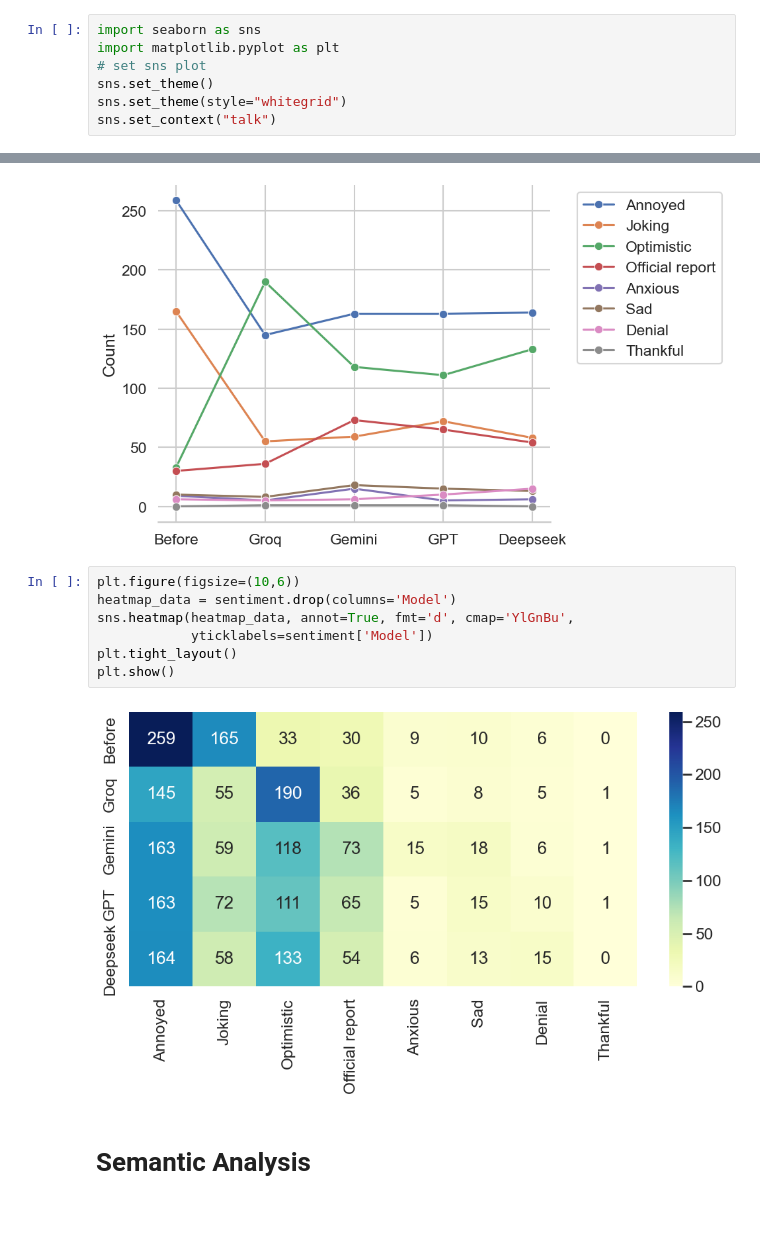
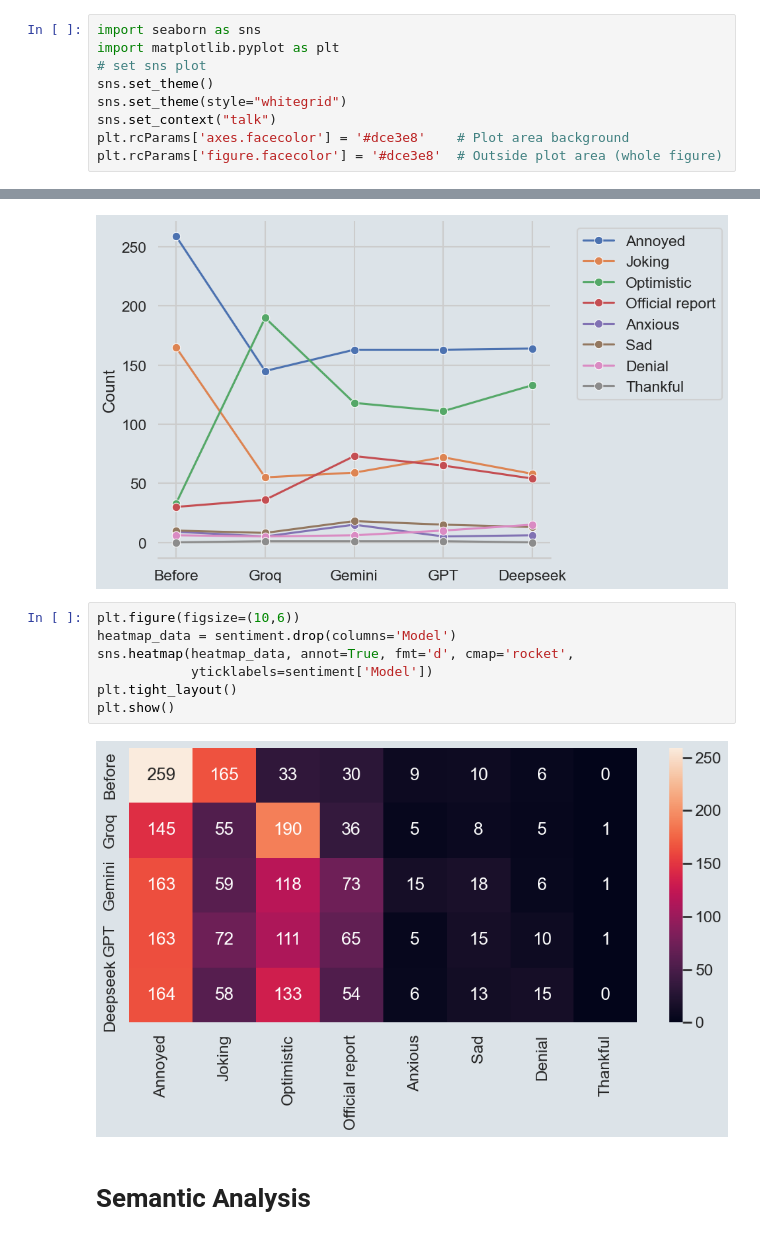
Before and after one commit to pinglainstitute/LLM-reviewtransformation, a Jupyter notebook: Notebooks/Twitter/sentiment.ipynb, the cells around one changed output, grey strips where cells are left out. Drawn from its saved outputs; the diff is of its cells as text.

```diff
--- a/Notebooks/Twitter/sentiment.ipynb
+++ b/Notebooks/Twitter/sentiment.ipynb
@@ -120,6 +120,8 @@ import matplotlib.pyplot as plt
 sns.set_theme()
 sns.set_theme(style="whitegrid")
 sns.set_context("talk")
+plt.rcParams['axes.facecolor'] = '#dce3e8'    # Plot area background
+plt.rcParams['figure.facecolor'] = '#dce3e8'  # Outside plot area (whole figure)
 # %%
 sentiment = pd.read_csv("../../Dataset/tweets/sentiment.csv")
 # %%
@@ -173,12 +175,12 @@ plt.show()
 # %%
 plt.figure(figsize=(10,6))
 heatmap_data = sentiment.drop(columns='Model')
-sns.heatmap(heatmap_data, annot=True, fmt='d', cmap='YlGnBu',
+sns.heatmap(heatmap_data, annot=True, fmt='d', cmap='rocket',
             yticklabels=sentiment['Model'])
 plt.tight_layout()
 plt.show()
 # %% [output]
-[figure, old version]
+[figure, new version]
 # %% [markdown]
 # Semantic Analysis
 # %%
```
Also changed, not shown: parts of 3 cells of this notebook, 16 other files.
